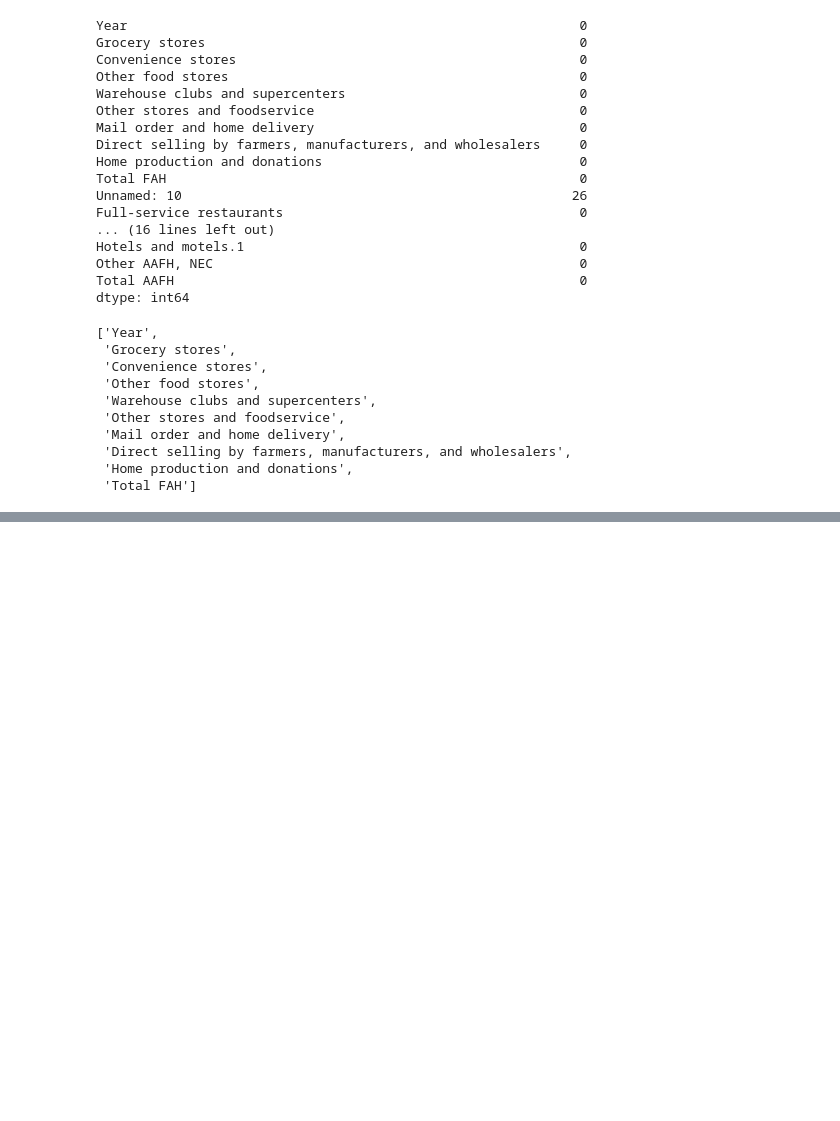
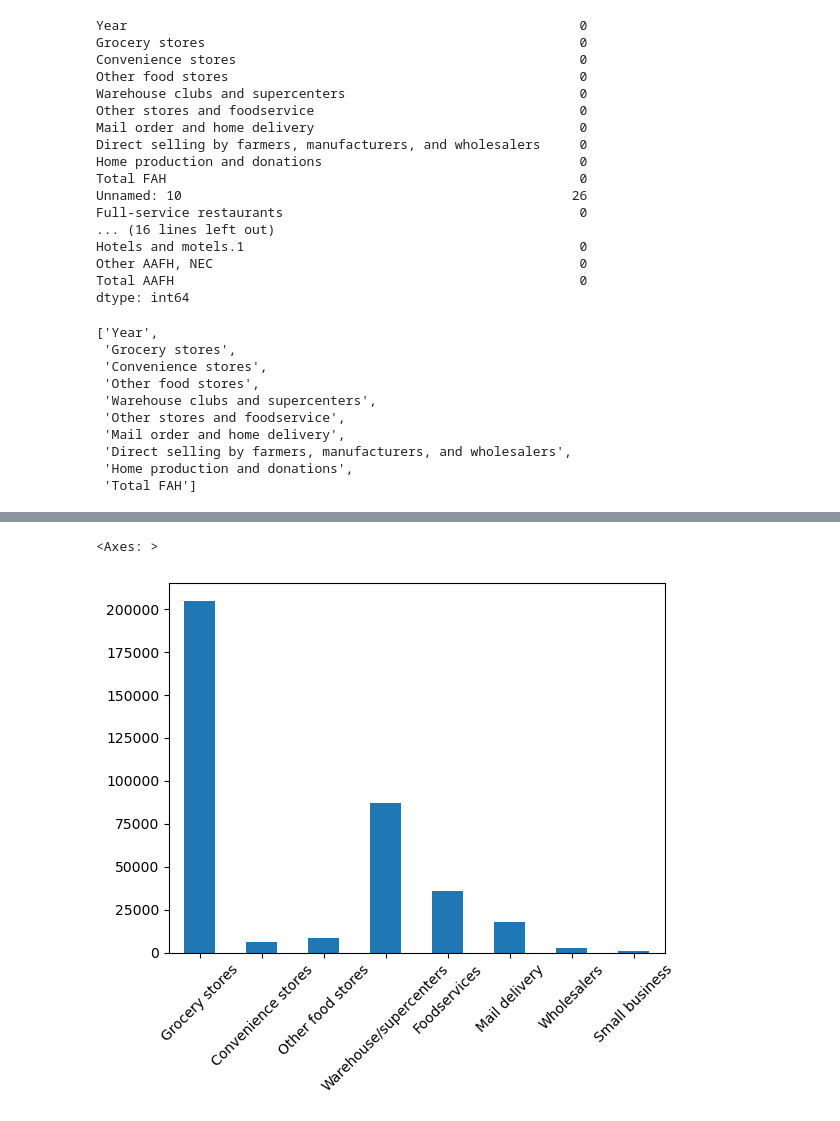
Before and after one commit to bkeffer3098/Project-1, a Jupyter notebook: Notebooks/fah.ipynb, the cells around one changed output, grey strips where cells are left out. Cells and saved outputs as stored; diff of their text form; code cells hidden in the pictures; blank space fills up the shorter version.

```diff
--- a/Notebooks/fah.ipynb
+++ b/Notebooks/fah.ipynb
@@ -96,0 +123,16 @@ df.pivot(index="Year", columns="Total FAH", values="Total FAH")
+# %%
+rounded_df.columns=['Year', 'Grocery stores', 'Convenience stores', 'Other food stores',
+       'Warehouse/supercenters', 'Foodservices',
+       'Mail delivery',
+       'Wholesalers',
+       'Small business','FAH']
+# %%
+agg_df=rounded_df[['Grocery stores', 'Convenience stores', 'Other food stores',
+       'Warehouse/supercenters', 'Foodservices',
+       'Mail delivery',
+       'Wholesalers',
+       'Small business']].mean()
+agg_df.plot(kind="bar",rot=45)
+# %% [output]
+<Axes: >
+[figure, added]
```
Also changed, not shown: parts of 12 cells of this notebook, 5 other files.
